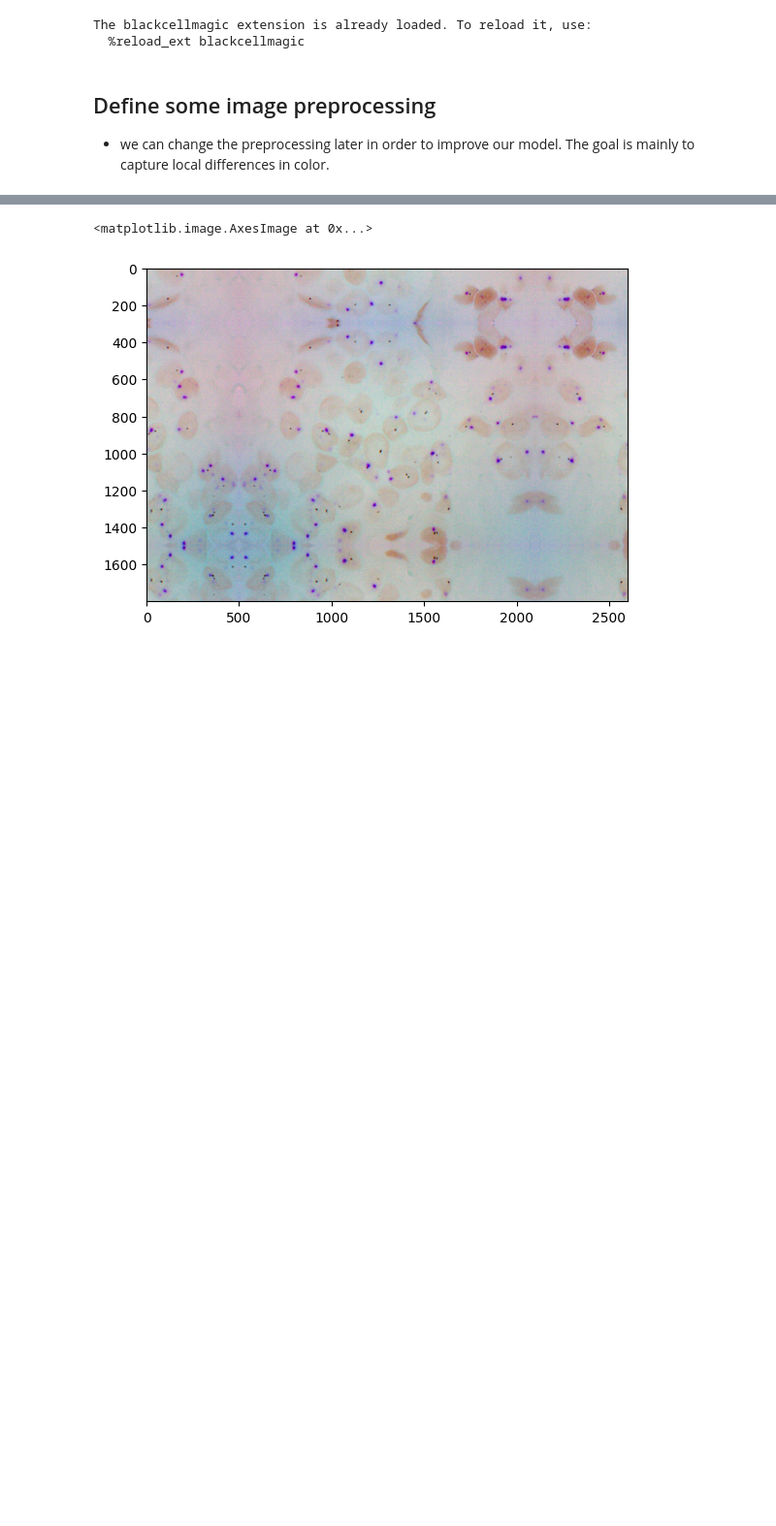
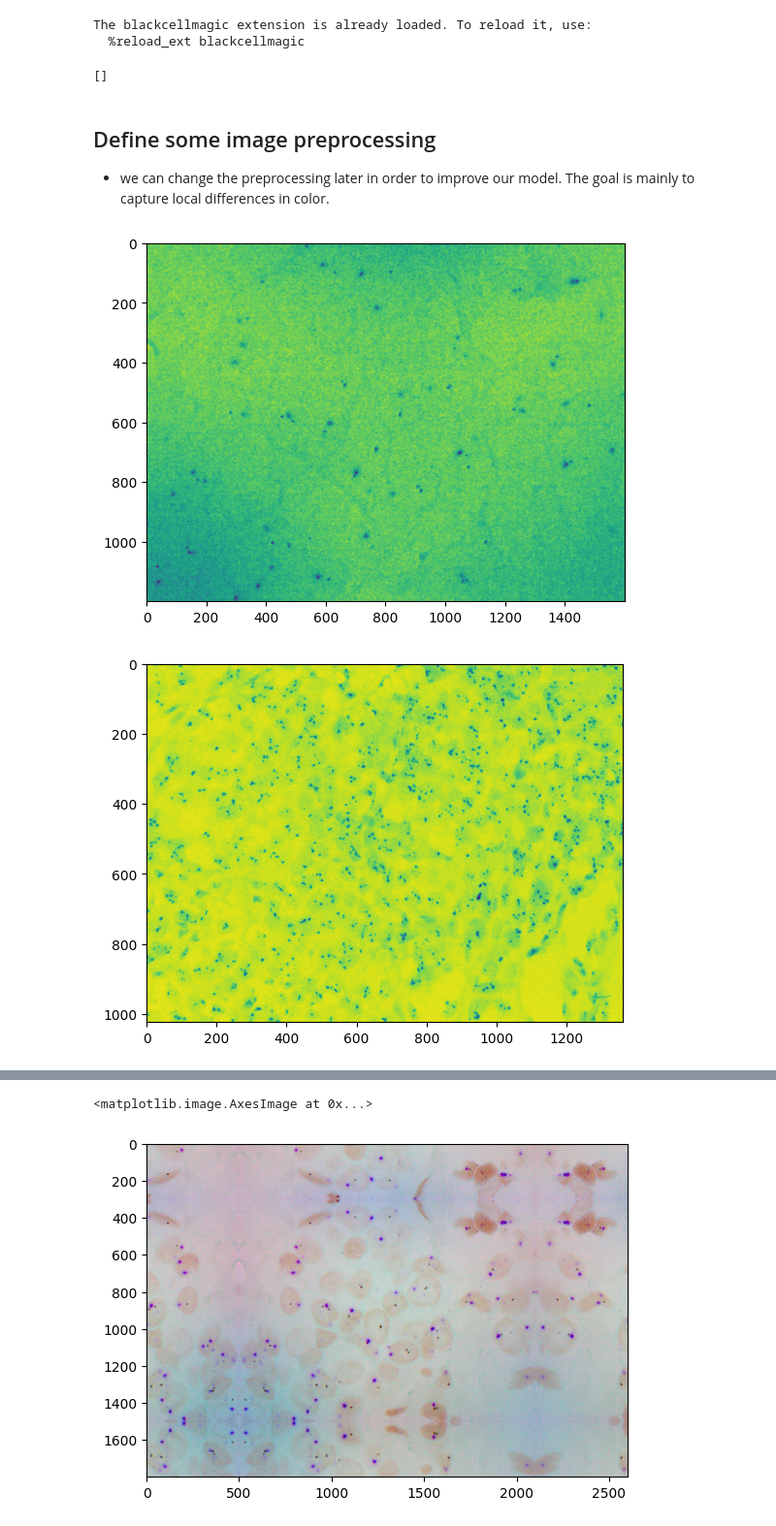
Before and after one commit to tadeohepperle/advanced_bioimage_programming, a Jupyter notebook: bioimage_programming_final_project/index.ipynb, the cells around one changed output, grey strips where cells are left out. Shown at 97% size. Saved outputs shown, nothing was run; the diff lists cells and outputs as text; code cells hidden in the pictures; blank space fills up the shorter version.

```diff
--- a/bioimage_programming_final_project/index.ipynb
+++ b/bioimage_programming_final_project/index.ipynb
@@ -17,31 +18,39 @@ import tensorflow as tf
 # %% [output]
 The blackcellmagic extension is already loaded. To reload it, use:
   %reload_ext blackcellmagic
+# %%
+# please make sure the returned list is not empty
+tf.config.list_physical_devices(device_type="GPU")
+# %% [output]
+[]
 # %% [markdown]
 ## Define some image preprocessing
 - we can change the preprocessing later in order to improve our model. The goal is mainly to capture local differences in color.
 # %%
 def image_preprocess(im):
     """the goal is to make the result agnostic to color and darkness variations"""
     return im
     # im = cv.GaussianBlur(im, (7,7), 7)
     # # convert image from bgr to hls:
     # im = cv.cvtColor(im, cv.COLOR_BGR2HLS)
     # # equalize the histogram of the value channel:
     # im[:,:,2] = cv.equalizeHist(im[:,:,2])
     # # for all 3 channels calculate sobel
     # for i in [0]:
     #     im[:,:,i] = cv.GaussianBlur(im[:,:,i], (7,7), 7)
     #     im[:,:,i] = cv.Sobel(im[:,:,i], cv.CV_16S, 1, 0, ksize=3, scale=1, delta=0, borderType=cv.BORDER_DEFAULT)
 
     # # for the hue channel, the colors for a number ring, so for example 0 and 255 have a distance of 1.
     # im[:,:,2] = np.abs(im[:,:,2]-127)*2 # type: ignore
     # im[:,:,2] = np.where(im[:,:,2] > 127, 256 - im[:,:,2], im[:,:,2]) # type: ignore
     # return im
 
-# for path in ["output/images/1.jpg", "output/images/2.jpg", "output/images/3.jpg"]:
-#     im = cv.imread(path)
-#     im = image_preprocess(im)
-#     cv.imwrite(path + ".prep.jpg", im)
-#     plt.imshow(im[:,:,0])
-#     plt.show()
+for path in ["output/images/1.jpg", "output/images/2.jpg", "output/images/3.jpg"]:
+    im = cv.imread(path)
+    im = image_preprocess(im)
+    cv.imwrite(path + ".prep.jpg", im)
+    plt.imshow(im[:,:,0])
+    plt.show()
+# %% [output]
+[figure, added]
+[figure, added]
```
Also changed, not shown: parts of 7 cells of this notebook, 1 other file.
